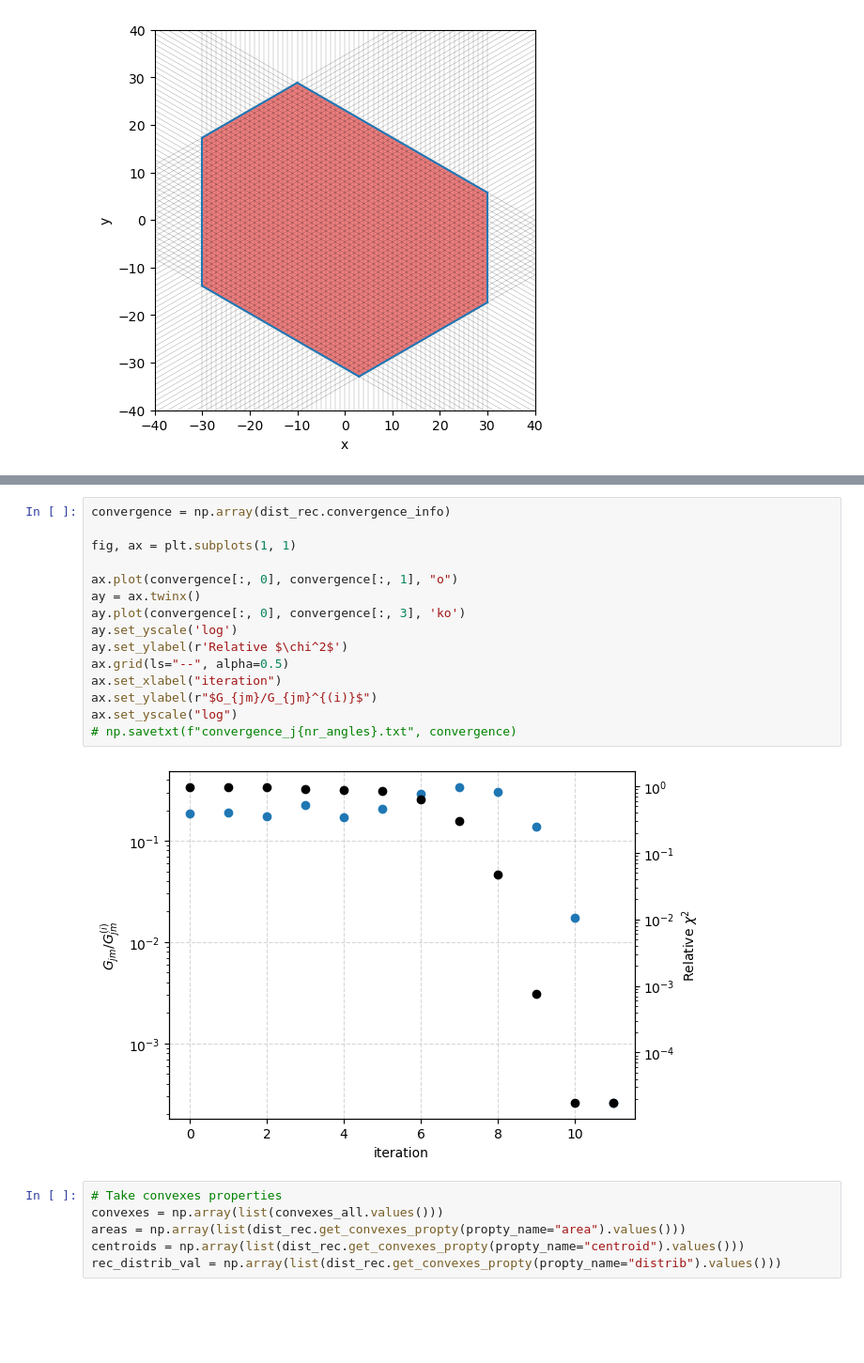
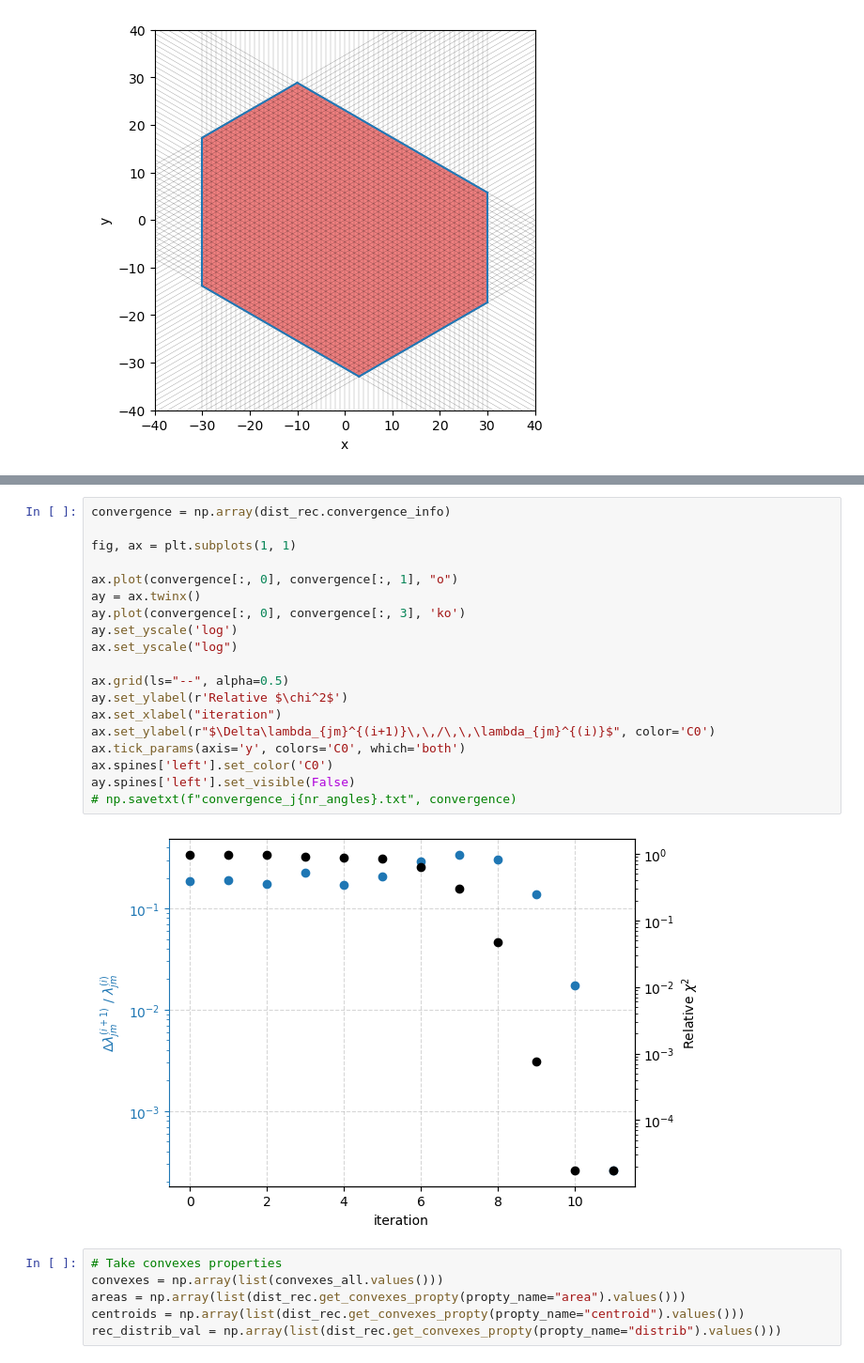
Before and after one commit to lnls-fac/apsuite, a Jupyter notebook: examples/reconstruction_from_grid.ipynb, the cells around one changed output, grey strips where cells are left out. Shown at 94% size. Drawn from its saved outputs; the diff is of its cells as text; blank space fills up the shorter version.

```diff
--- a/examples/reconstruction_from_grid.ipynb
+++ b/examples/reconstruction_from_grid.ipynb
@@ -411,20 +411,24 @@ Distribution rescontructed. Call 'convexes_properties' to get distribution value
 # %%
 convergence = np.array(dist_rec.convergence_info)
 
 fig, ax = plt.subplots(1, 1)
 
 ax.plot(convergence[:, 0], convergence[:, 1], "o")
 ay = ax.twinx()
 ay.plot(convergence[:, 0], convergence[:, 3], 'ko')
 ay.set_yscale('log')
+ax.set_yscale("log")
+
+ax.grid(ls="--", alpha=0.5)
 ay.set_ylabel(r'Relative $\chi^2$')
-ax.grid(ls="--", alpha=0.5)
 ax.set_xlabel("iteration")
-ax.set_ylabel(r"$G_{jm}/G_{jm}^{(i)}$")
-ax.set_yscale("log")
+ax.set_ylabel(r"$\Delta\lambda_{jm}^{(i+1)}\,\,/\,\,\lambda_{jm}^{(i)}$", color='C0')
+ax.tick_params(axis='y', colors='C0', which='both')
+ax.spines['left'].set_color('C0')
+ay.spines['left'].set_visible(False)
 # np.savetxt(f"convergence_j{nr_angles}.txt", convergence)
 # %% [output]
-[figure, old version]
+[figure, new version]
 # %%
 # Take convexes properties
 convexes = np.array(list(convexes_all.values()))
```
Also changed, not shown: parts of 1 cell of this notebook, 1 other file.
